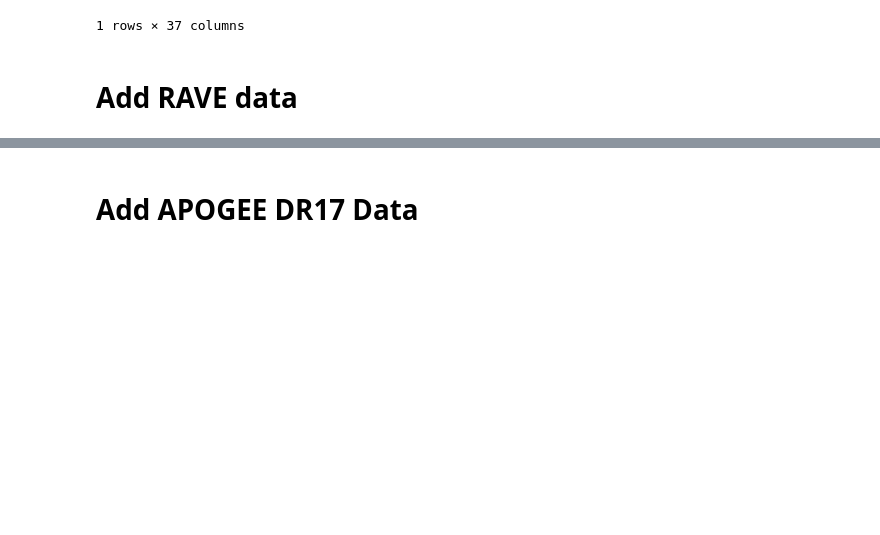
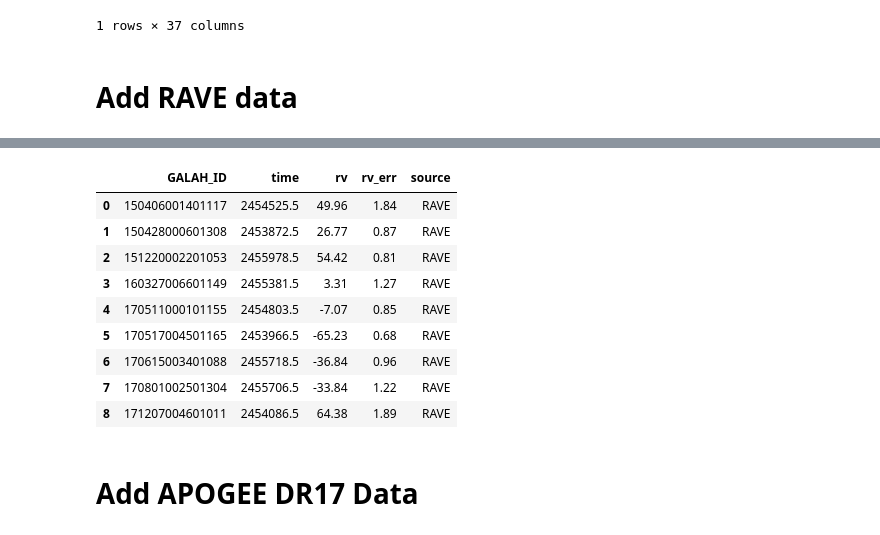
Before and after one commit to MaryumSayeed/ESPRESSO, a Jupyter notebook: scripts/combine_rvs.ipynb, the cells around one changed output, grey strips where cells are left out. Drawn from its saved outputs; the diff is of its cells as text; code cells hidden in the pictures; blank space fills up the shorter version.

```diff
--- a/scripts/combine_rvs.ipynb
+++ b/scripts/combine_rvs.ipynb
@@ -112,10 +112,10 @@ def get_dir(files):
 
     return obj_dir
 
-# obj_dir_p112 = get_dir(files_p112)
+obj_dir_p112 = get_dir(files_p112)
 # print(len(obj_dir_p112))
-# del obj_dir_p112[13] #13 ended up being a dipper star
+del obj_dir_p112[13] #13 ended up being a dipper star
 obj_dir_p113 = get_dir(files_p113)
 
-# obj_dir_p116 = get_dir(files_p116)
+obj_dir_p116 = get_dir(files_p116)
 # %% [output]
@@ -479,12 +459,16 @@ pd.concat(all_dfs)
 comb_df_tb = Table.from_pandas(comb_df)
 comb_df_tb['dr3_source_id'] = comb_df_tb['dr3_source_id'].astype(int)
 # %%
-def convert_time_to_jd(time):
+def convert_time_to_jd(time,date_format=False):
     from datetime import datetime
     from astropy.time import Time
 
-    # Create a datetime object
-    dt = datetime.strptime(time, "%Y%m%d")
+    if date_format:
+        # Create a datetime object
+        dt = datetime.strptime(time, date_format)
+    else:
+        # Create a datetime object
+        dt = datetime.strptime(time, "%Y%m%d")
 
     # Convert the datetime object to an astropy Time object
     t = Time(dt, format='datetime', scale='utc')
@@ -500,18 +501,31 @@ rave = Table.read('/Users/maryumsayeed/Downloads/rave_crossmatch.fits')
 # %%
-joined = join(rave,comb_df_tb,keys_left='source_id',keys_right='dr3_source_id')#
-joined['rave_obsdate'] = [i.split('_')[0] for i in joined['rave_obs_id']]
-joined['rave_jd']     = [convert_time_to_jd(i) for i in joined['rave_obsdate']]
+joined = join(rave,comb_df_tb,keys_left='sobject_id',keys_right='sobject_id')#
+joined['rave_obsdate'] = [i.split('_')[0] for i in joined['ObsID']]
+joined['rave_jd']     = [convert_time_to_jd(i,date_format="%Y-%m-%d") for i in joined['Obs.date']]
 joined['source']       = ['RAVE']*len(joined)
 
-rave_joined = pd.DataFrame({'GALAH_ID':joined['sobject_id'] ,
+rave_joined = pd.DataFrame({'GALAH_ID':joined['sobject_id_1'] ,
                             'time':joined['rave_jd'] ,
-                            'rv':joined['hrv_sparv'] ,
-                            'rv_err':joined['hrv_error_sparv'] ,
+                            'rv':joined['HRV'] ,
+                            'rv_err':joined['e_HRV'] ,
                             'source':joined['source'] ,
                            })
 
 esp_galah = pd.concat(all_dfs)
 esp_galah_rave = pd.concat([esp_galah,rave_joined])
+# %%
+esp_galah_rave[esp_galah_rave.source=='RAVE']
+# %% [output]
+|  | GALAH_ID | time | rv | rv_err | source |
+| 0 | 150406001401117 | 2454525.5 | 49.96 | 1.84 | RAVE |
+| 1 | 150428000601308 | 2453872.5 | 26.77 | 0.87 | RAVE |
+| 2 | 151220002201053 | 2455978.5 | 54.42 | 0.81 | RAVE |
+| 3 | 160327006601149 | 2455381.5 | 3.31 | 1.27 | RAVE |
+| 4 | 170511000101155 | 2454803.5 | -7.07 | 0.85 | RAVE |
+| 5 | 170517004501165 | 2453966.5 | -65.23 | 0.68 | RAVE |
+| 6 | 170615003401088 | 2455718.5 | -36.84 | 0.96 | RAVE |
+| 7 | 170801002501304 | 2455706.5 | -33.84 | 1.22 | RAVE |
+| 8 | 171207004601011 | 2454086.5 | 64.38 | 1.89 | RAVE |
 # %%
 len(esp_galah_rave['GALAH_ID'].unique())
 # %% [markdown]
```
Also changed, not shown: parts of 25 cells of this notebook, 1 other file.
